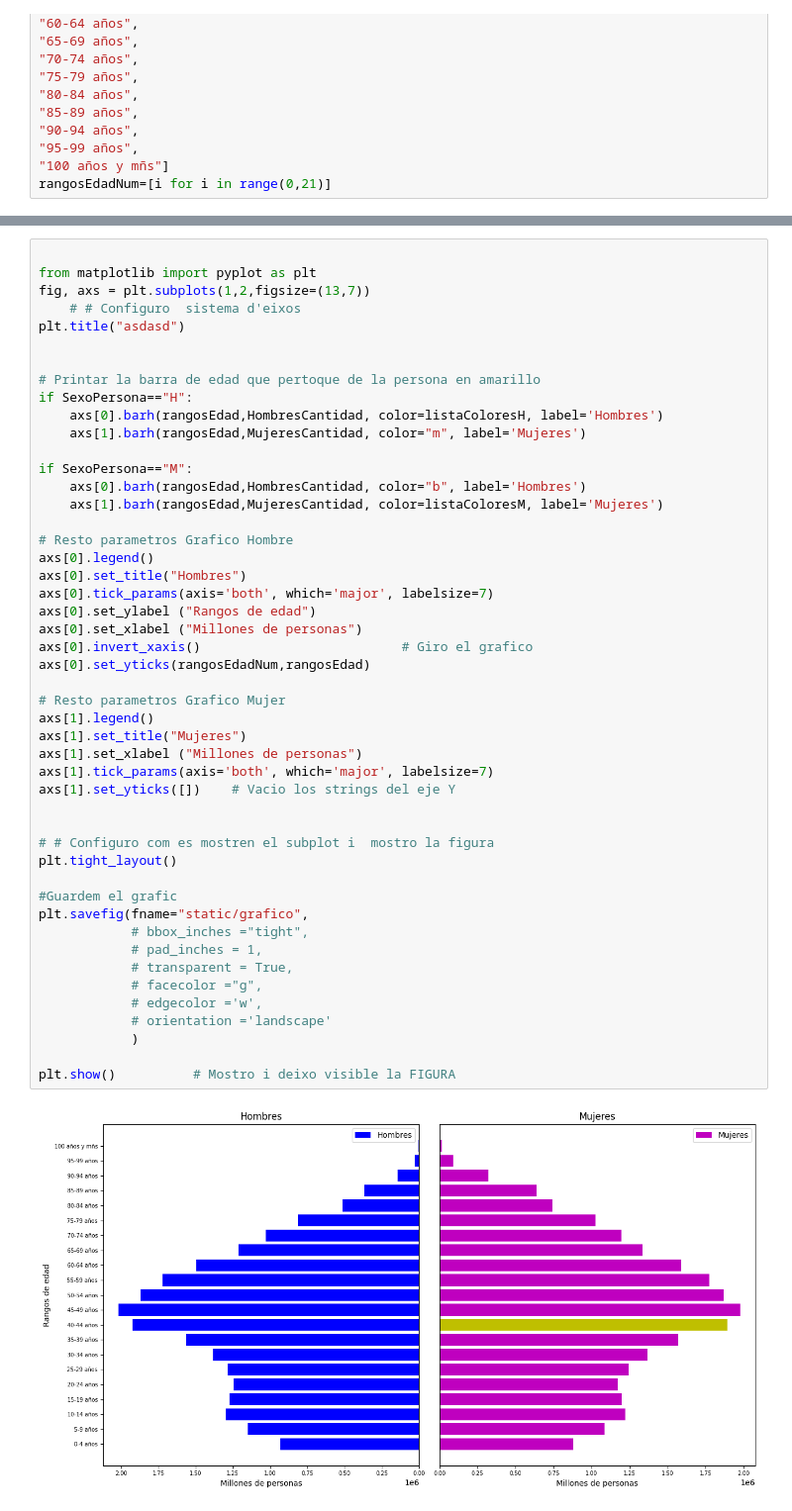
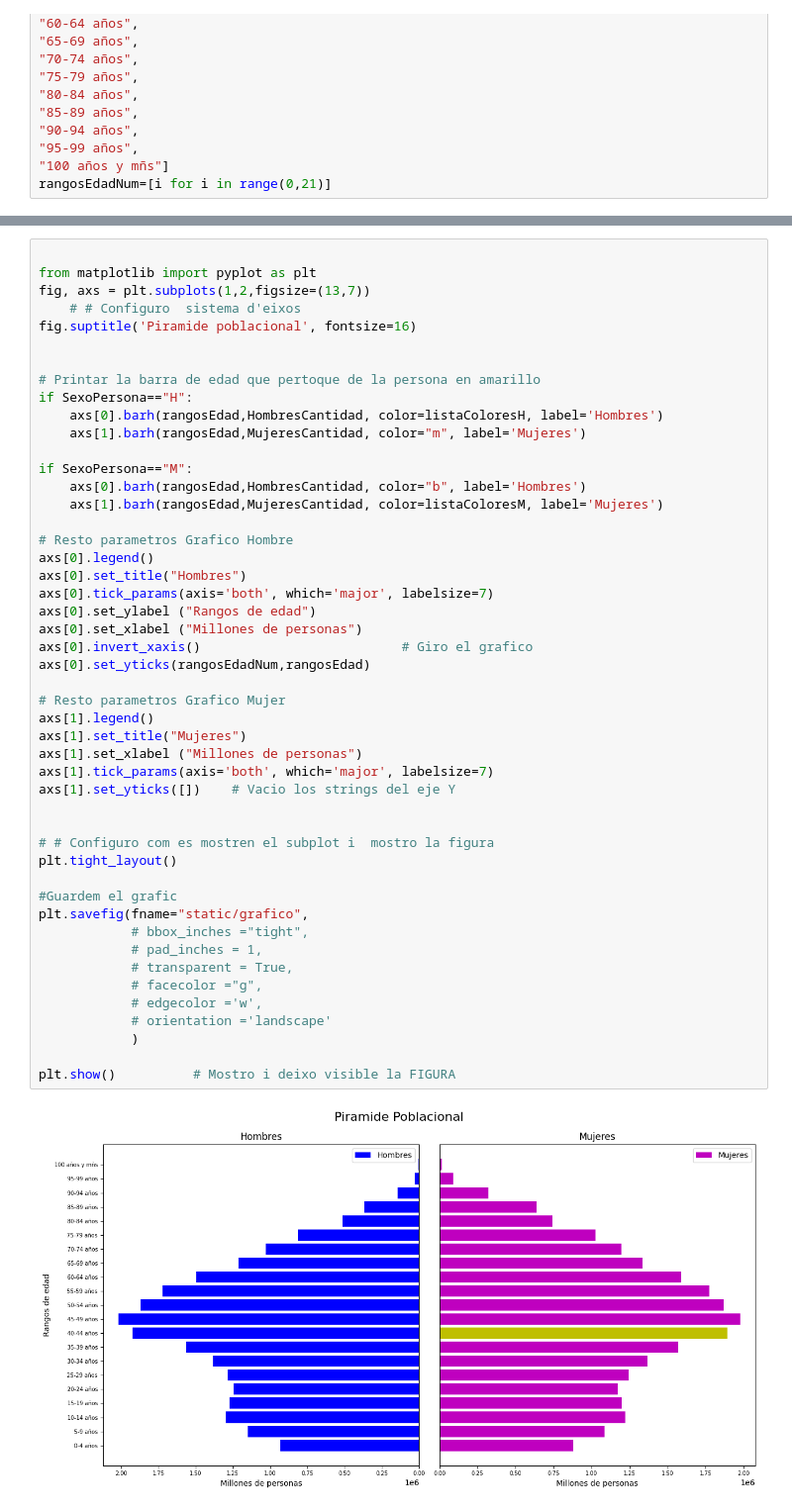
Before and after one commit to adolfnavarro/m02-uf3-ac4, a Jupyter notebook: grafico.ipynb, the cells around one changed output, grey strips where cells are left out. Shown: that part at 99% size. Saved outputs shown, nothing was run; the diff lists cells and outputs as text.

```diff
--- a/grafico.ipynb
+++ b/grafico.ipynb
@@ -305,7 +306,7 @@ listaColoresH
 from matplotlib import pyplot as plt
 fig, axs = plt.subplots(1,2,figsize=(13,7))
     # # Configuro  sistema d'eixos
-plt.title("asdasd")
+fig.suptitle('Piramide poblacional', fontsize=16)
 
 
 # Printar la barra de edad que pertoque de la persona en amarillo
@@ -322,31 +323,31 @@ axs[0].legend()
 axs[0].set_title("Hombres")
 axs[0].tick_params(axis='both', which='major', labelsize=7)
 axs[0].set_ylabel ("Rangos de edad")
 axs[0].set_xlabel ("Millones de personas")
 axs[0].invert_xaxis()                          # Giro el grafico
 axs[0].set_yticks(rangosEdadNum,rangosEdad)
 
 # Resto parametros Grafico Mujer
 axs[1].legend()
 axs[1].set_title("Mujeres")
 axs[1].set_xlabel ("Millones de personas")
 axs[1].tick_params(axis='both', which='major', labelsize=7)
 axs[1].set_yticks([])    # Vacio los strings del eje Y
 
 
 # # Configuro com es mostren el subplot i  mostro la figura
 plt.tight_layout()
 
 #Guardem el grafic
 plt.savefig(fname="static/grafico",
             # bbox_inches ="tight",
             # pad_inches = 1,
             # transparent = True,
             # facecolor ="g",
             # edgecolor ='w',
             # orientation ='landscape'
             )
 
 plt.show()          # Mostro i deixo visible la FIGURA
 # %% [output]
-[figure, old version]
+[figure, new version]
```
Also changed, not shown: parts of 1 cell of this notebook, 3 other files.
